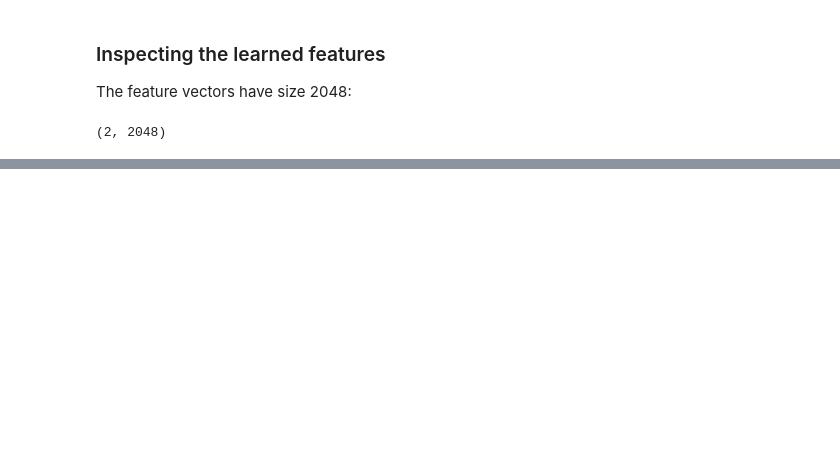
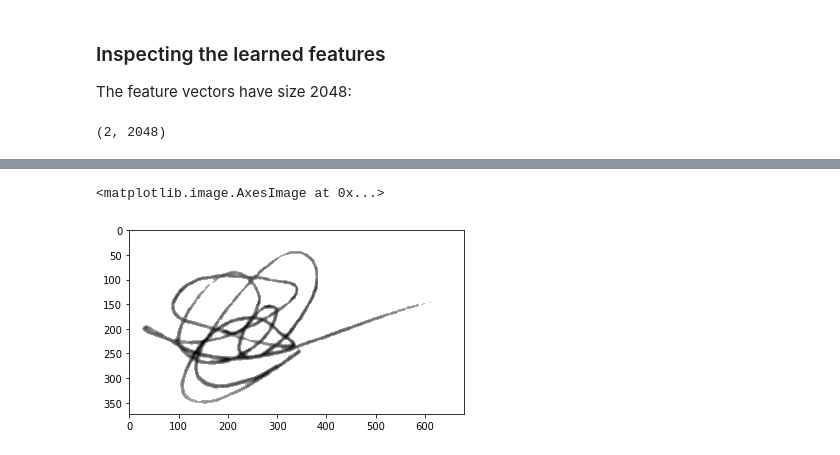
Before and after one commit to luizgh/sigver_wiwd, a Jupyter notebook: interactive_example.ipynb, the cells around one changed output, grey strips where cells are left out. Saved outputs shown, nothing was run; the diff lists cells and outputs as text; code cells hidden in the pictures; blank space fills up the shorter version.

```diff
--- a/interactive_example.ipynb
+++ b/interactive_example.ipynb
@@ -111,0 +114,12 @@ Euclidean distance between signatures from different users
+# %%
+from preprocess.normalize import remove_background
+
+# To illustrate that images from any size can be used, let's process the signatures just
+# by removing the background and inverting the image
+
+normalized_spp = 255 - remove_background(original)
+
+plt.imshow(normalized_spp)
+# %% [output]
+<matplotlib.image.AxesImage at 0x...>
+[figure, added]
```
Also changed, not shown: parts of 12 cells of this notebook, 6 other files.
